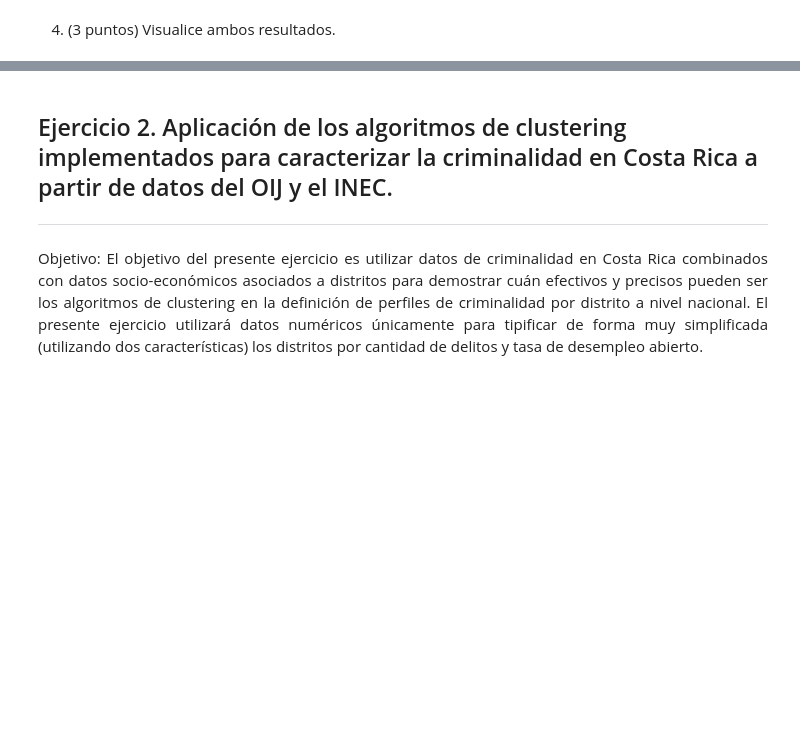
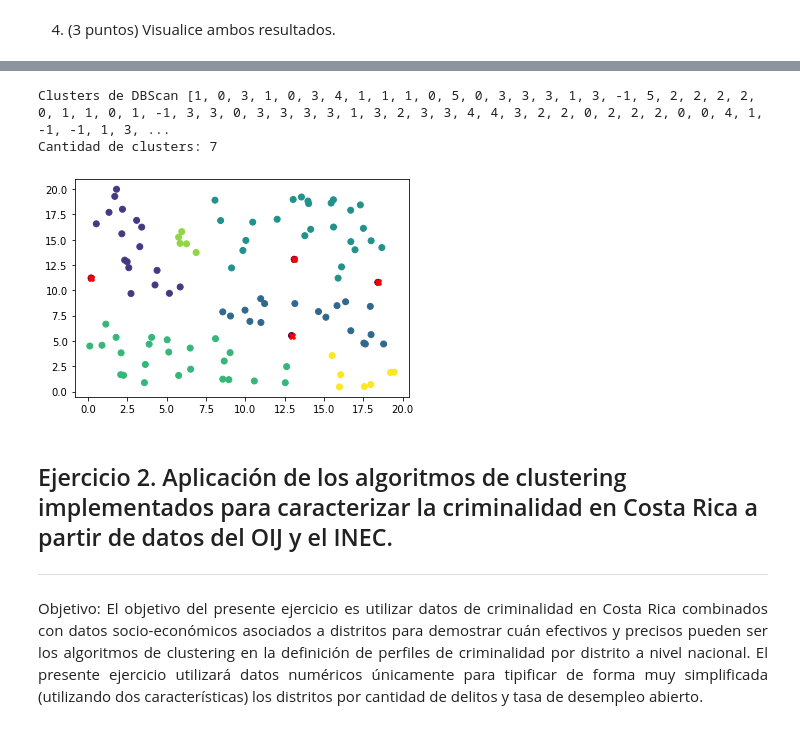
Before and after one commit to bjlf12/TP05-IA, a Jupyter notebook: TP05-IA.ipynb, the cells around one changed output, grey strips where cells are left out. Cells and saved outputs as stored; diff of their text form; code cells hidden in the pictures; blank space fills up the shorter version.

```diff
--- a/TP05-IA.ipynb
+++ b/TP05-IA.ipynb
@@ -182,0 +265,10 @@ print(medias)
+# %%
+epsilon = 5
+min_puntos = 2
+
+clusters, pertenece_dbscan = dbscan(epsilon, min_puntos, datos)
+
+# indice 11 y creo que 52
+
+print("clusters", len(clusters), len(clusters))
+print("pertenece", len(pertenece))
@@ -204,3 +299,25 @@ plt.show()
+# %%
+print("Clusters de DBScan", pertenece_dbscan, len(x))
+print("Cantidad de clusters:", len(set(pertenece_dbscan)))
+
+no_x = []
+no_y = []
+
+for i in range(len(pertenece_dbscan)):
+    if pertenece_dbscan[i] == -1:
+        no_x.append(x[i])
+        no_y.append(y[i])
+
+# Se grafican las clases junto con la línea que los divide.
+plt.figure()
+plt.title('')
+plt.scatter(x, y, marker="o", c=pertenece_dbscan)
+plt.scatter(no_x, no_y, marker="X", c="red")
+plt.show()
+# %% [output]
+Clusters de DBScan [1, 0, 3, 1, 0, 3, 4, 1, 1, 1, 0, 5, 0, 3, 3, 3, 1, 3, -1, 5, 2, 2, 2, 2, 0, 1, 1, 0, 1, -1, 3, 3, 0, 3, 3, 3, 3, 1, 3, 2, 3, 3, 4, 4, 3, 2, 2, 0, 2, 2, 2, 0, 0, 4, 1, -1, -1, 1, 3, ...
+Cantidad de clusters: 7
+[figure, added]
 # %% [markdown]
 ## Ejercicio 2. Aplicación de los algoritmos de clustering implementados para caracterizar la criminalidad en Costa Rica a partir de datos del OIJ y el INEC.
 ---
```
Also changed, not shown: parts of 11 cells of this notebook, 3 other files.
